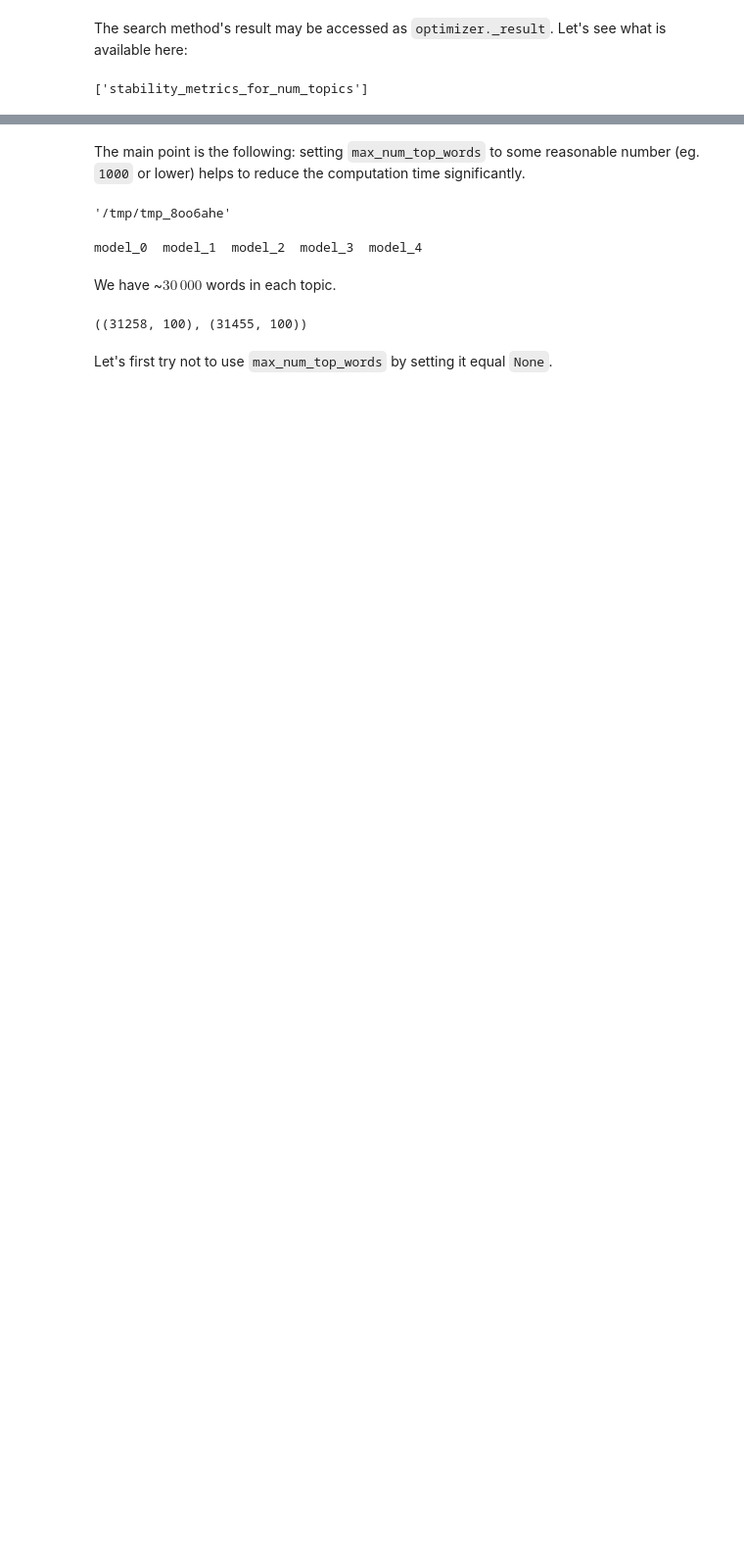
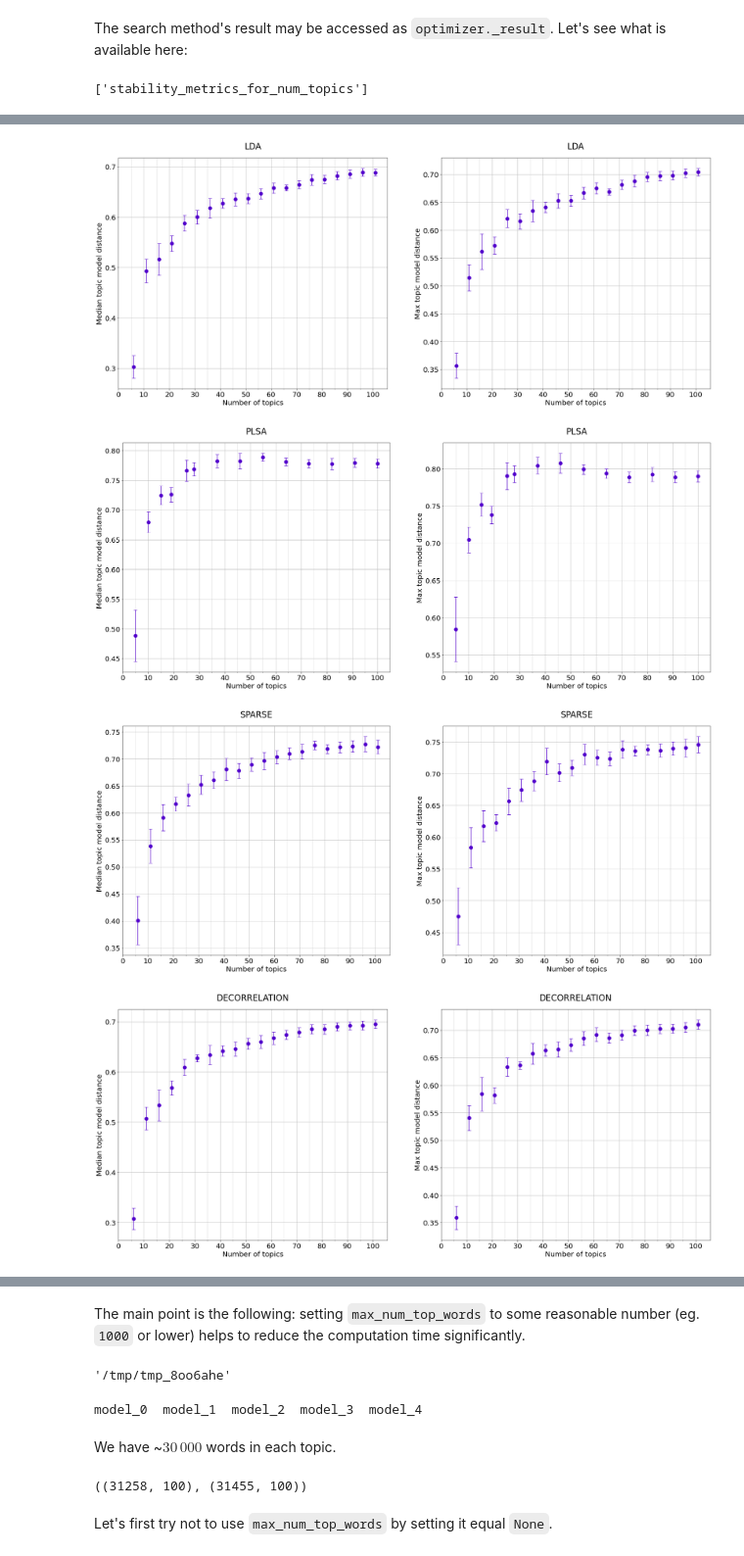
Before and after one commit to machine-intelligence-laboratory/OptimalNumberOfTopics, a Jupyter notebook: demos/Stability-Demo.ipynb, the cells around one changed output, grey strips where cells are left out. Shown at 98% size. Cells and saved outputs as stored; diff of their text form; code cells hidden in the pictures; blank space fills up the shorter version.

```diff
--- a/demos/Stability-Demo.ipynb
+++ b/demos/Stability-Demo.ipynb
@@ -193,0 +345,5 @@ And all four metrics has a local minimum around 70 topics.
+# %%
+NUM_TOPICS_MAJOR_TICKS = range(0, MAX_NUM_TOPICS + 1, 10)
+NUM_TOPICS_MINOR_TICKS = range(0, MAX_NUM_TOPICS + 1, 5)
+# %%
+COLOR = (82.0/255.0, 0, 204.0/255)
@@ -193,0 +412,36 @@ And all four metrics has a local minimum around 70 topics.
+# %%
+DEFAULT_TITLE_PAD = 25  # to separate the title from the plot
+# %%
+def draw_all_plots(dataset_name: str, x_optimums: Dict[KnownModel, List[List[float]]] = None) -> None:
+    for model_family in KnownModel:
+        result = load_result(
+            dataset_name=dataset_name,
+            model_family=model_family,
+        )
+        numbers_of_topics = [int(n) for n in list(result.keys())]
+        num_topics_metrics = list(result.values())
+
+        axes = draw_plot(
+            numbers_of_topics,
+            num_topics_metrics,
+        )
+
+        if x_optimums is not None and model_family in x_optimums:
+            x_opts = x_optimums[model_family]
+        else:
+            x_opts = [list() for _ in range(len(axes))]
+
+        for ax, ax_x_opts in zip(axes, x_opts):
+            ax.set_title(f'{model_family.name}', pad=DEFAULT_TITLE_PAD)
+
+            for x_opt in ax_x_opts:
+                ax.axvline(
+                    x_opt,
+                    ymin=0.02,
+                    ymax=0.95,
+                    lw=2,
+                    color='k',
+                    linestyle='--',
+                )
+
+    plt.show()
@@ -193,0 +452,7 @@ And all four metrics has a local minimum around 70 topics.
+# %%
+draw_all_plots(DATASET_NAME_POSTNAUKA)
+# %% [output]
+[figure, added]
+[figure, added]
+[figure, added]
+[figure, added]
```
Also changed, not shown: parts of 85 cells of this notebook.
